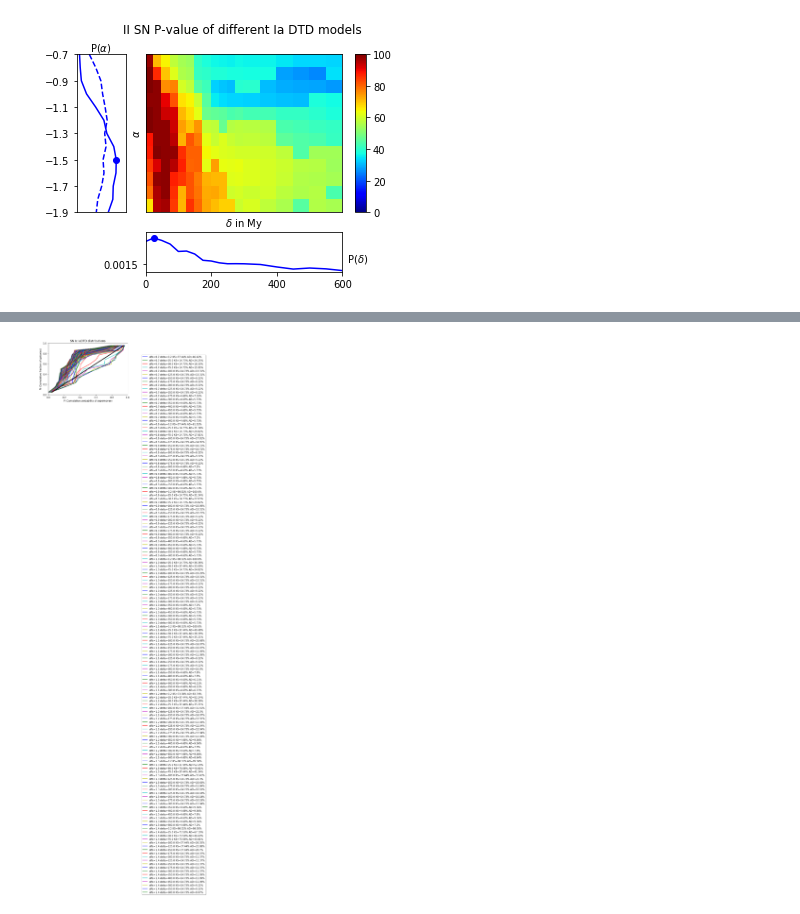
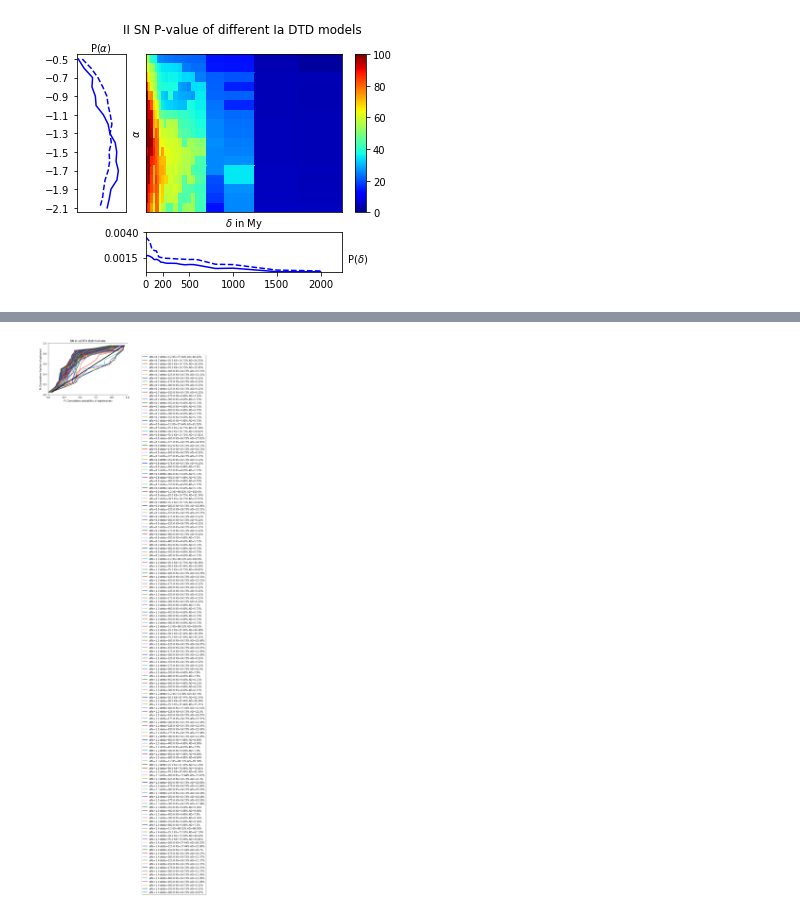
Before and after one commit to AsierCastrillo/Supernovas, a Jupyter notebook: Sacar_Graficas_Estadistica_2.0.ipynb, the cells around one changed output, grey strips where cells are left out. Drawn from its saved outputs; the diff is of its cells as text; code cells hidden in the pictures.

```diff
--- a/Sacar_Graficas_Estadistica_2.0.ipynb
+++ b/Sacar_Graficas_Estadistica_2.0.ipynb
@@ -455,4 +458,10 @@ P = np.array([
     ])
+# %%
+deltaP = np.array([0.5,10,37,62,87,112,137,162,187,212,237,262,287,325,375,425,475,525,575,700,900,1250,1750,2250])
+alfaP = np.array([-0.45,-0.55,-0.65,-0.75,-0.85,-0.95,-1.05,-1.15,-1.25,-1.35,-1.45,-1.55,-1.65,-1.75,-1.85,-1.95,-2.05,-2.15])
+
+deltalg = np.log10(delta)
+deltalgP = np.log10(deltaP)
 # %%
 # Gaussian function
 stddev = 1
@@ -533,12 +543,13 @@ Y_delta = np.arange(ld-1)
 
 for j in np.arange(ild):
     for i in np.arange(ila):
-        X_delta[i] = np.absolute(PIa[i][j])
+        X_delta[i] = np.absolute(PIa[i][j])/delta[i]
     P_delta[j] = np.sum(X_delta)
 
 for i in np.arange(ild-1):
-    Y_delta[i] = np.absolute(np.log10(delta[i+1]/delta[i])) * np.absolute(P_delta[i]+P_delta[i+1]) / (2)
+    Y_delta[i] = np.absolute(np.log10(delta[i+1]/delta[i])) * np.absolute(P_delta[i]+P_delta[i+1]) *delta[i+1] / (2)
 Z_delta = np.sum(Y_delta)
 
 P_alfa_lo = P_alfa / Z_alfa
 P_delta_lo = P_delta / Z_delta
+P_delta_lo[0]=P_delta_li[0]*0.5
@@ -736,11 +796,11 @@ Ycc_delta = np.arange(ld-1)
 
 for j in np.arange(ild):
     for i in np.arange(ila):
-        Xcc_delta[i] = np.absolute(Pcc[i][j])
+        Xcc_delta[i] = np.absolute(Pcc[i][j])/delta[i]
     Pcc_delta[j] = np.sum(Xcc_delta)
 
 for i in np.arange(ild-1):
-    Ycc_delta[i] = np.absolute(np.log10(delta[i+1])-np.log10(delta[i])) * np.absolute(Pcc_delta[i]+Pcc_delta[i+1])/2
+    Ycc_delta[i] = np.absolute(np.log10(delta[i+1])-np.log10(delta[i])) * np.absolute(Pcc_delta[i]+Pcc_delta[i+1]) *delta[i+1]/2
 Zcc_delta = np.sum(Ycc_delta)
 
 Pcc_alfa_lo = Pcc_alfa / Zcc_alfa
@@ -752,7 +812,7 @@ gs = gridspec.GridSpec(2, 3,width_ratios=[1,4,1], height_ratios=[4,1])
 
 Pro = plt.subplot(gs[1])
 
-c = Pro.pcolor(delta,alfa,Pcc,vmin=0, vmax=100,cmap='jet')
+c = Pro.pcolor(deltaP,alfaP,Pcc,vmin=0, vmax=100,cmap='jet')
 #CS = plt.contour(delta, alfa, P, [8,10,20,25],colors=('0.3','0.2','0.1','0'))
 #Pro.clabel(CS, inline=1, fontsize=14,fmt='%1.f')
 Pro.set_xlabel(r'$\delta$ in My')
@@ -761,39 +821,38 @@ Pro.set_title('II SN P-value of different Ia DTD models \n');
 Pro.set_yticks([])
 Pro.set_xticks([])
 
 co = plt.subplot(gs[2])
 
 adres = fig.add_axes([0.77, 0.331, 0.025, 0.55])
 plt.colorbar(c,cax = adres)
 co.axis('off')
 
 al = plt.subplot(gs[0])
 
 
 al.plot(Pcc_alfa_li,alfa,'b')
 al.plot(Pcc_alfa_lo,alfa,'--b')
-al.plot(np.max(Pcc_alfa_li),alfa[8],'ob')
 al.set_xlim(np.min(Pcc_alfa_li)*0.95,np.max(Pcc_alfa_li)*1.1)
-al.set_yticks([-0.7,-0.9,-1.1,-1.3,-1.5,-1.7,-1.9])
+al.set_yticks([-0.5,-0.7,-0.9,-1.1,-1.3,-1.5,-1.7,-1.9,-2.1])
 al.set_xticks([0.13])
 al.xaxis.set_label_position("top")
 al.set_xlabel(r'P($\alpha$)')
-al.set_ylim(-1.9,-0.7)
+al.set_ylim(-2.15,-0.45)
 
 de = plt.subplot(gs[4])
 
 
 de.plot(delta,Pcc_delta_li,'b')
-de.plot(delta[1],np.max(Pcc_delta_li),'ob')
+de.plot(delta,Pcc_delta_lo,'--b')
 de.set_ylim(np.min(Pcc_delta_li)*0.95,np.max(Pcc_delta_li)*1.1)
-de.set_xticks([0,200,400,600])
-de.set_yticks([0.0015])
+de.set_xticks([0,200,500,1000,1500,2000])
+de.set_yticks([0.0015,0.004])
 de.yaxis.set_label_position("right")
 de.set_ylabel(r'       P($\delta$)',rotation='horizontal')
-de.set_xlim(0,600)
+de.set_xlim(0,2250)
 
 plt.show()
 
-#fig.savefig("../Pv_modelos_II_IaDTD.png.png")
+#fig.savefig("../Pv_modelos_II_IaDTD.png")
 # %% [output]
-[figure, old version]
+[figure, new version]
```
Also changed, not shown: parts of 20 cells of this notebook.
